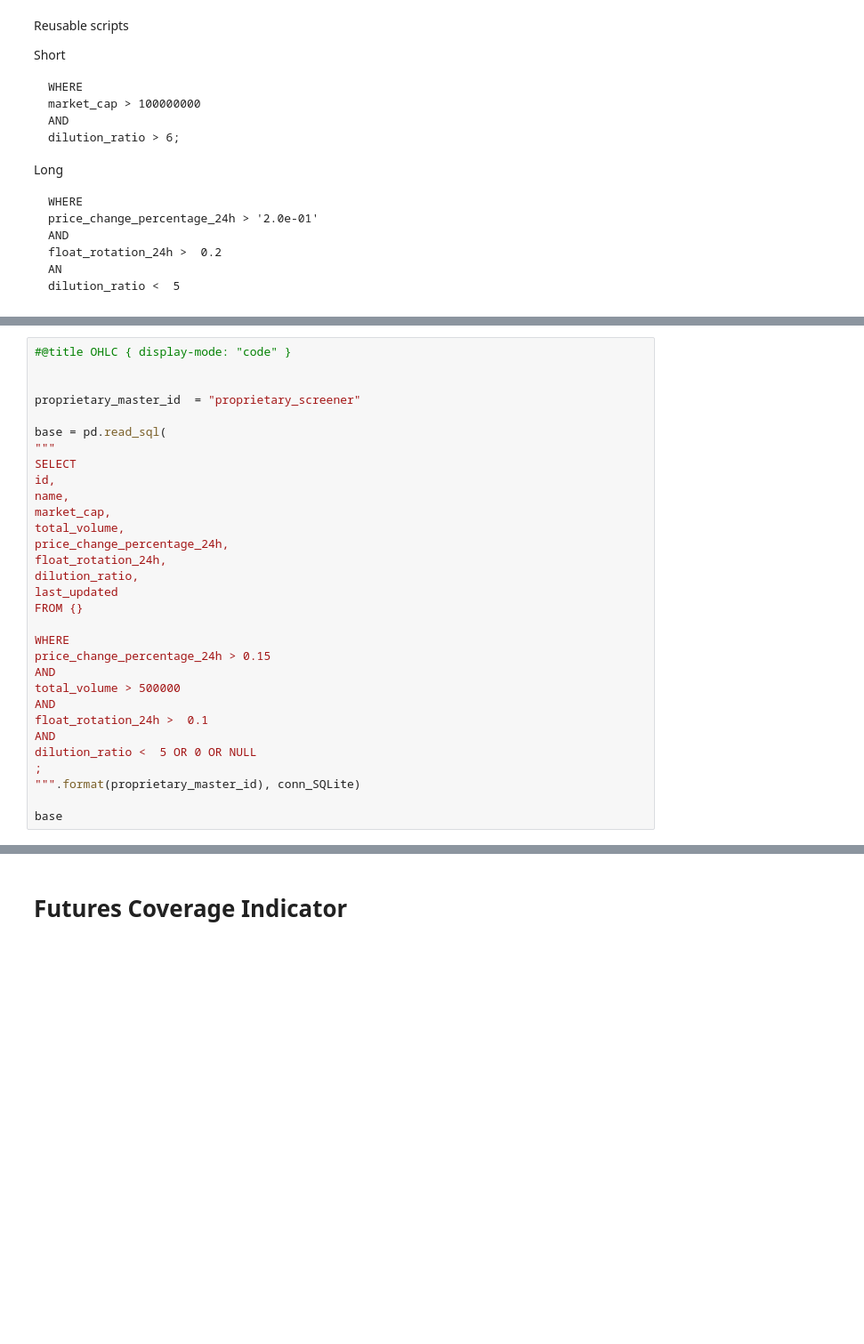
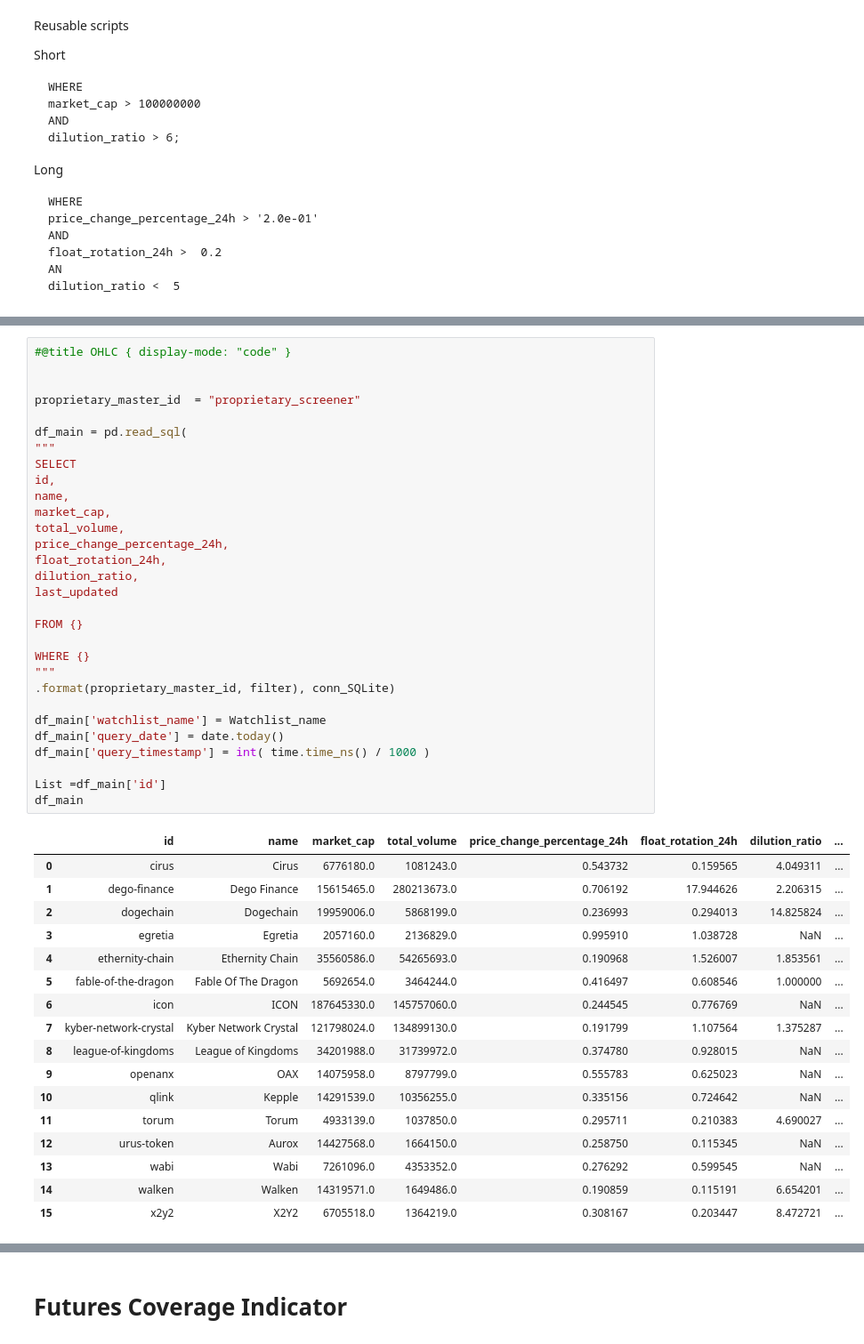
Before and after one commit to custom-hyper/Analytics, a Jupyter notebook: Screener.ipynb, the cells around one changed output, grey strips where cells are left out. Shown at 89% size. Cells and saved outputs as stored; diff of their text form; blank space fills up the shorter version.

```diff
--- a/Screener.ipynb
+++ b/Screener.ipynb
@@ -282,32 +447,49 @@ dilution_ratio <  5
 # %%
 #@title OHLC { display-mode: "code" }
 
 
 proprietary_master_id  = "proprietary_screener"
 
-base = pd.read_sql(
+df_main = pd.read_sql(
 """
 SELECT
 id,
 name,
 market_cap,
 total_volume,
 price_change_percentage_24h,
 float_rotation_24h,
 dilution_ratio,
 last_updated
+
 FROM {}
 
-WHERE
-price_change_percentage_24h > 0.15
-AND
-total_volume > 500000
-AND
-float_rotation_24h >  0.1
-AND
-dilution_ratio <  5 OR 0 OR NULL
-;
-""".format(proprietary_master_id), conn_SQLite)
+WHERE {}
+"""
+.format(proprietary_master_id, filter), conn_SQLite)
 
-base
+df_main['watchlist_name'] = Watchlist_name
+df_main['query_date'] = date.today()
+df_main['query_timestamp'] = int( time.time_ns() / 1000 )
+
+List =df_main['id']
+df_main
+# %% [output]
+|  | id | name | market_cap | total_volume | price_change_percentage_24h | float_rotation_24h | dilution_ratio | ... |
+| 0 | cirus | Cirus | 6776180.0 | 1081243.0 | 0.543732 | 0.159565 | 4.049311 | ... |
+| 1 | dego-finance | Dego Finance | 15615465.0 | 280213673.0 | 0.706192 | 17.944626 | 2.206315 | ... |
+| 2 | dogechain | Dogechain | 19959006.0 | 5868199.0 | 0.236993 | 0.294013 | 14.825824 | ... |
+| 3 | egretia | Egretia | 2057160.0 | 2136829.0 | 0.995910 | 1.038728 | NaN | ... |
+| 4 | ethernity-chain | Ethernity Chain | 35560586.0 | 54265693.0 | 0.190968 | 1.526007 | 1.853561 | ... |
+| 5 | fable-of-the-dragon | Fable Of The Dragon | 5692654.0 | 3464244.0 | 0.416497 | 0.608546 | 1.000000 | ... |
+| 6 | icon | ICON | 187645330.0 | 145757060.0 | 0.244545 | 0.776769 | NaN | ... |
+| 7 | kyber-network-crystal | Kyber Network Crystal | 121798024.0 | 134899130.0 | 0.191799 | 1.107564 | 1.375287 | ... |
+| 8 | league-of-kingdoms | League of Kingdoms | 34201988.0 | 31739972.0 | 0.374780 | 0.928015 | NaN | ... |
+| 9 | openanx | OAX | 14075958.0 | 8797799.0 | 0.555783 | 0.625023 | NaN | ... |
+| 10 | qlink | Kepple | 14291539.0 | 10356255.0 | 0.335156 | 0.724642 | NaN | ... |
+| 11 | torum | Torum | 4933139.0 | 1037850.0 | 0.295711 | 0.210383 | 4.690027 | ... |
+| 12 | urus-token | Aurox | 14427568.0 | 1664150.0 | 0.258750 | 0.115345 | NaN | ... |
+| 13 | wabi | Wabi | 7261096.0 | 4353352.0 | 0.276292 | 0.599545 | NaN | ... |
+| 14 | walken | Walken | 14319571.0 | 1649486.0 | 0.190859 | 0.115191 | 6.654201 | ... |
+| 15 | x2y2 | X2Y2 | 6705518.0 | 1364219.0 | 0.308167 | 0.203447 | 8.472721 | ... |
 # %%
```
Also changed, not shown: parts of 27 cells of this notebook.
